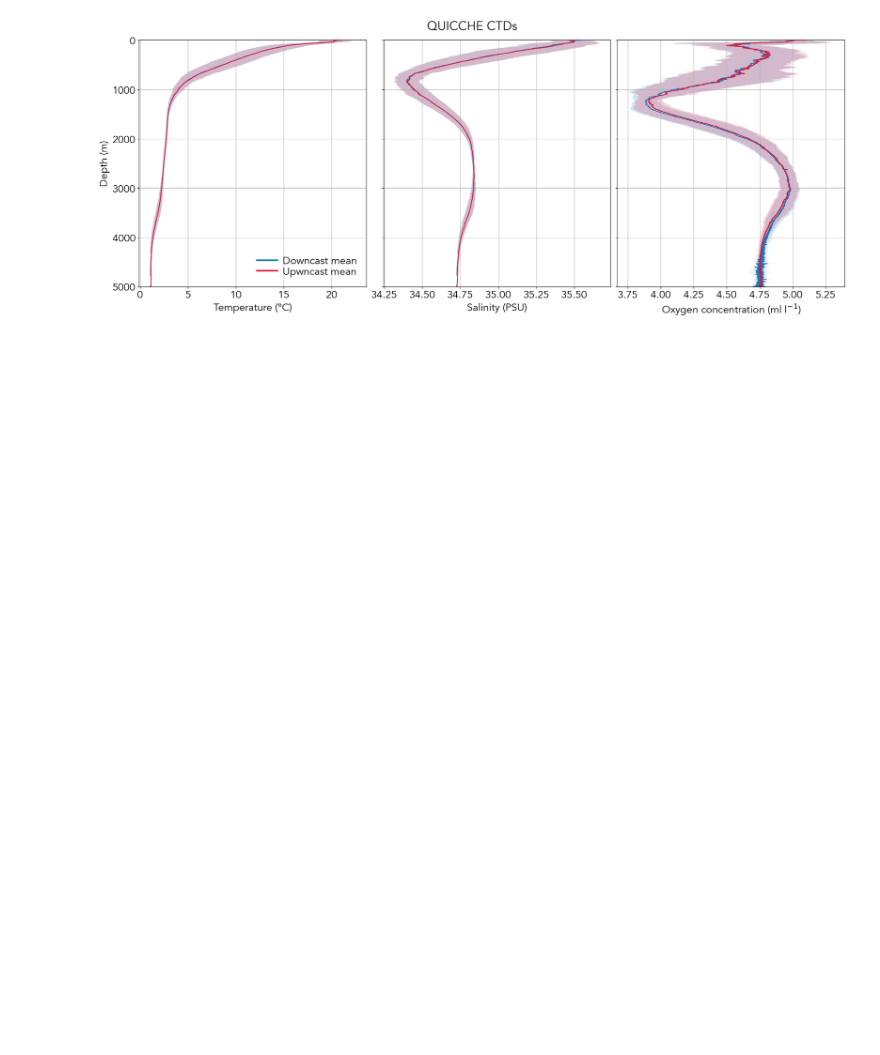
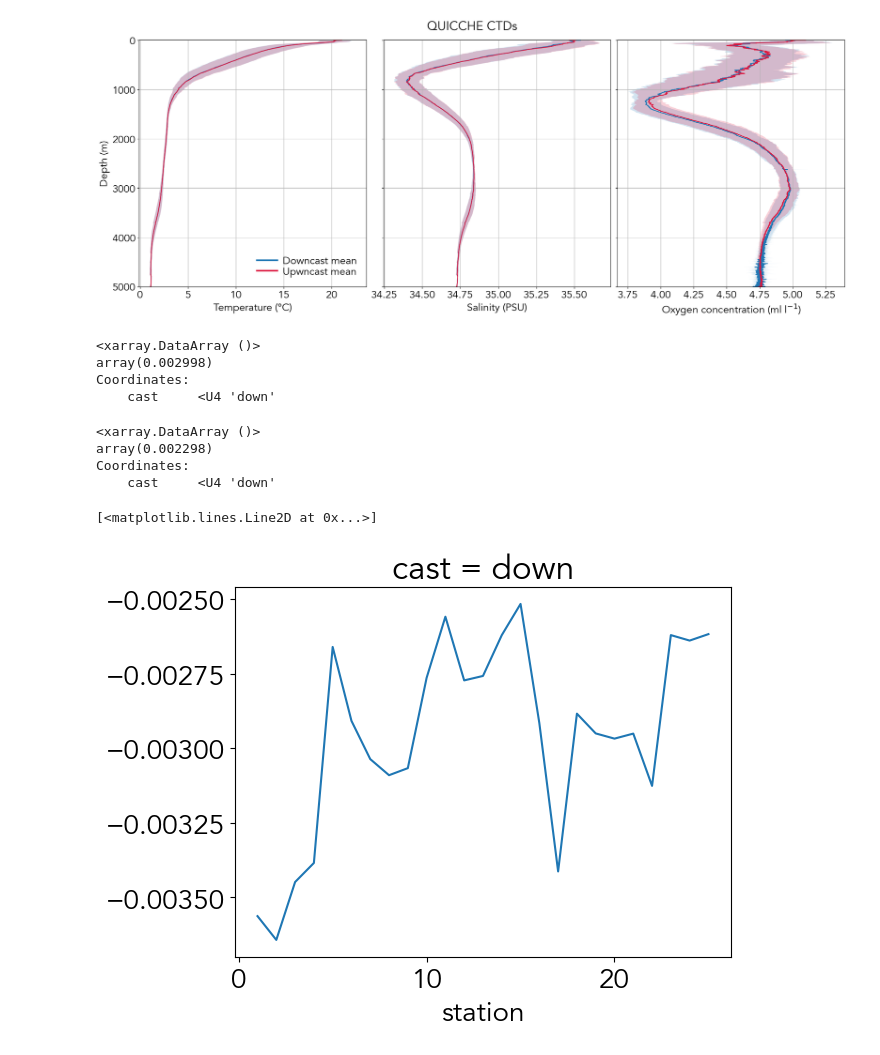
Before and after one commit to jmedholm/CTD, a Jupyter notebook: 03_Plotting_the_data.ipynb, the cells around one changed output. Drawn from its saved outputs; the diff is of its cells as text; code cells hidden in the pictures; blank space fills up the shorter version.

```diff
--- a/03_Plotting_the_data.ipynb
+++ b/03_Plotting_the_data.ipynb
@@ -324,3 +326,22 @@ fig.suptitle('QUICCHE CTDs')
 plt.show()
 # %% [output]
 [figure]
+# %%
+np.sqrt(np.square((ds['salinity1'].sel(cast='down') - ds['salinity2'].sel(cast='down'))).mean()).round(6)
+# %% [output]
+<xarray.DataArray ()>
+array(0.002998)
+Coordinates:
+    cast     <U4 'down'
+# %%
+np.sqrt(np.square((ds['temperature1'].sel(cast='down') - ds['temperature2'].sel(cast='down'))).mean()).round(6)
+# %% [output]
+<xarray.DataArray ()>
+array(0.002298)
+Coordinates:
+    cast     <U4 'down'
+# %%
+(ds['salinity1'].sel(cast='down') - ds['salinity2'].sel(cast='down')).mean('pressure').plot()
+# %% [output]
+[<matplotlib.lines.Line2D at 0x...>]
+[figure, added]
```
Also changed, not shown: parts of 4 cells of this notebook.
